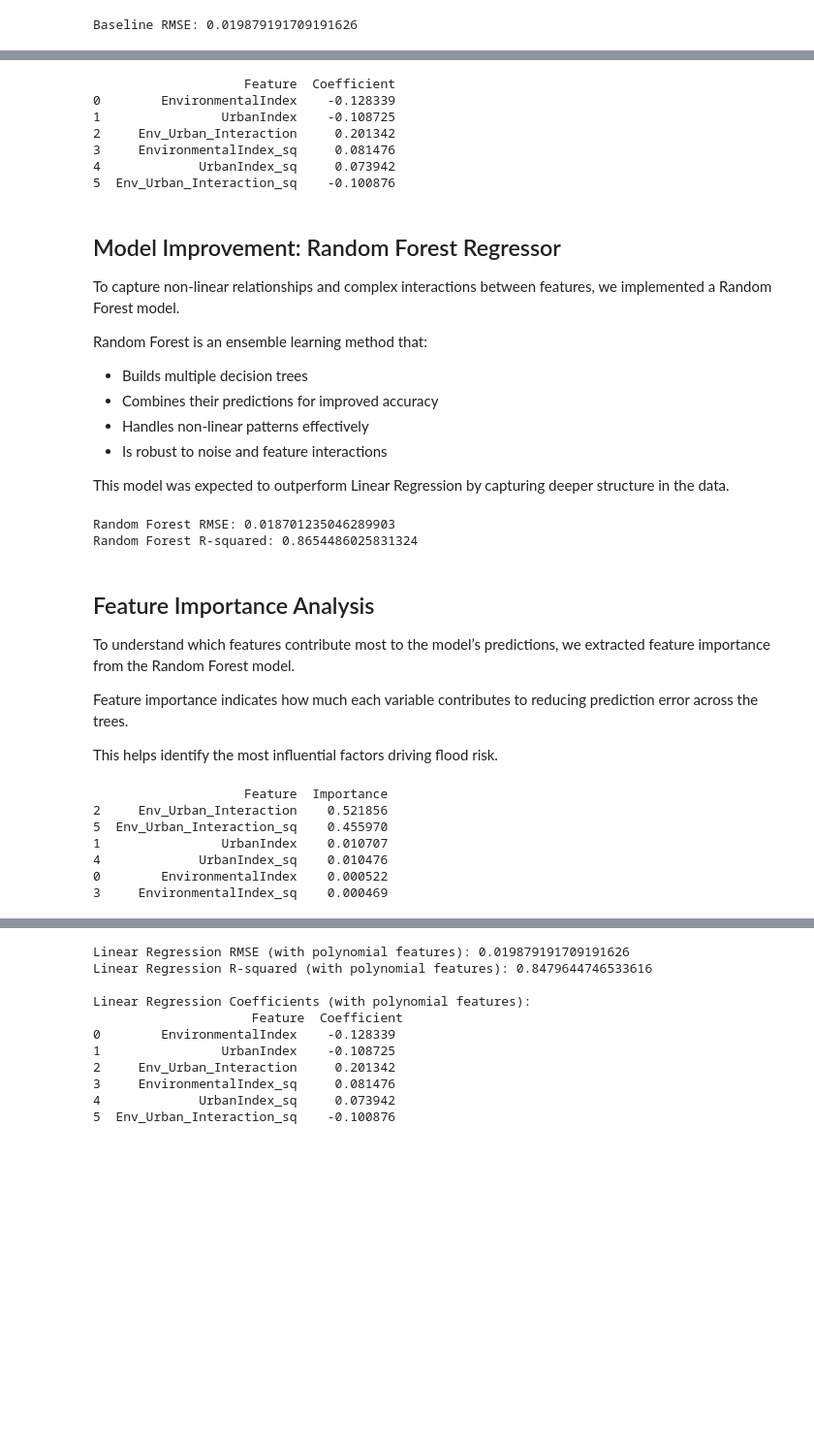
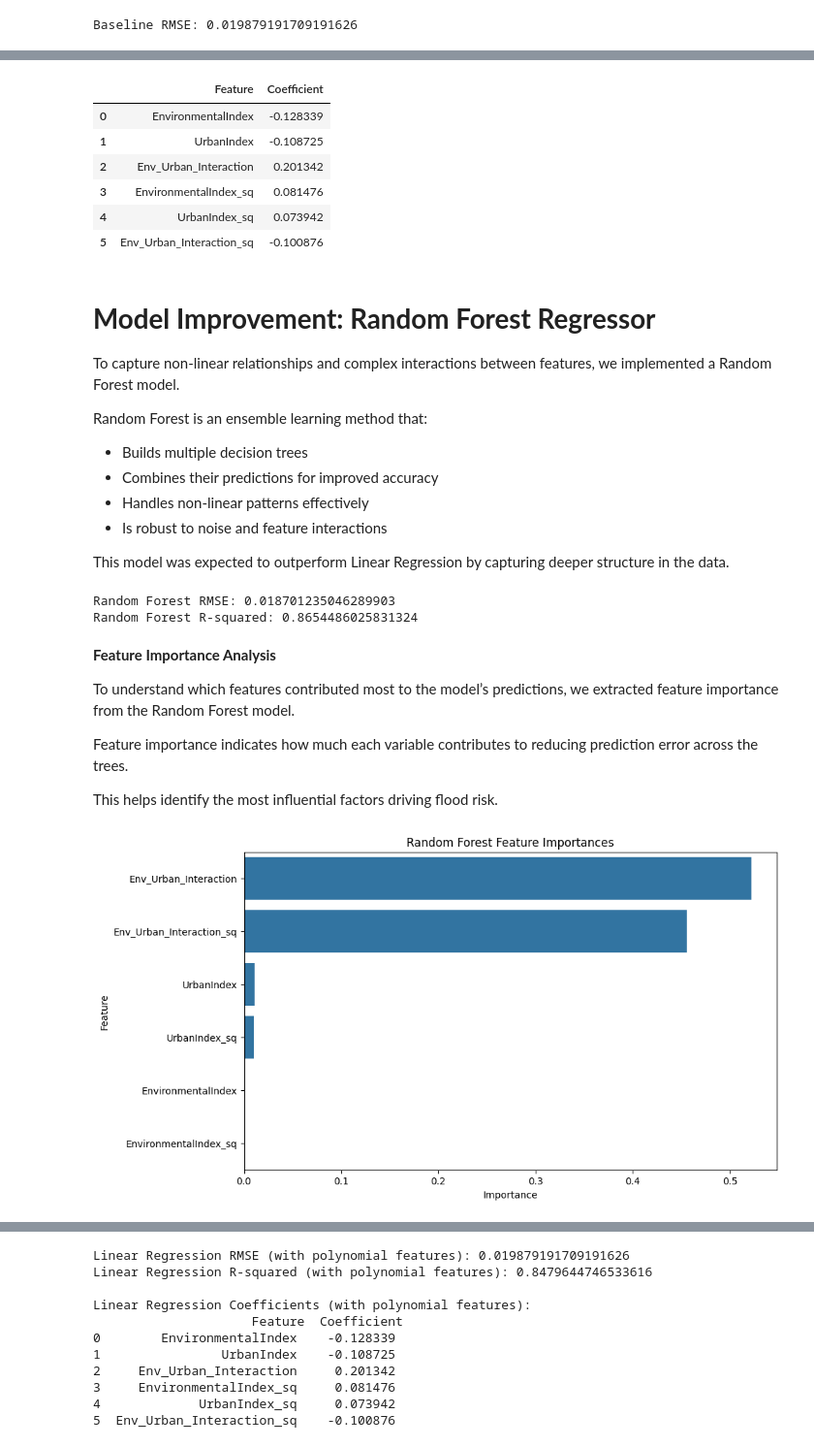
Before and after one commit to MageroOduor/Predictive-Modelling-of-Flood-Risk, a Jupyter notebook: Predictive_Modeling_of_Flood_Risk_Magero.ipynb, the cells around one changed output, grey strips where cells are left out. Shown at 97% size. Saved outputs shown, nothing was run; the diff lists cells and outputs as text; code cells hidden in the pictures; blank space fills up the shorter version.

```diff
--- a/Predictive_Modeling_of_Flood_Risk_Magero.ipynb
+++ b/Predictive_Modeling_of_Flood_Risk_Magero.ipynb
@@ -545,17 +560,17 @@ coefficients = pd.DataFrame({
     'Coefficient': model.coef_
 })
 
-print(coefficients)
+display(coefficients)
 # %% [output]
-                    Feature  Coefficient
-0        EnvironmentalIndex    -0.128339
-1                UrbanIndex    -0.108725
-2     Env_Urban_Interaction     0.201342
-3     EnvironmentalIndex_sq     0.081476
-4             UrbanIndex_sq     0.073942
-5  Env_Urban_Interaction_sq    -0.100876
+|  | Feature | Coefficient |
+| 0 | EnvironmentalIndex | -0.128339 |
+| 1 | UrbanIndex | -0.108725 |
+| 2 | Env_Urban_Interaction | 0.201342 |
+| 3 | EnvironmentalIndex_sq | 0.081476 |
+| 4 | UrbanIndex_sq | 0.073942 |
+| 5 | Env_Urban_Interaction_sq | -0.100876 |
 # %% [markdown]
-## Model Improvement: Random Forest Regressor
+# **Model Improvement: Random Forest Regressor**
 
 To capture non-linear relationships and complex interactions between features, we implemented a Random Forest model.
 
@@ -594,9 +609,9 @@ print(f"Random Forest R-squared: {rf_r2}")
 Random Forest RMSE: 0.018701235046289903
 Random Forest R-squared: 0.8654486025831324
 # %% [markdown]
-## Feature Importance Analysis
+**Feature Importance Analysis**
 
-To understand which features contribute most to the model’s predictions, we extracted feature importance from the Random Forest model.
+To understand which features contributed most to the model’s predictions, we extracted feature importance from the Random Forest model.
 
 Feature importance indicates how much each variable contributes to reducing prediction error across the trees.
 
@@ -604,19 +619,18 @@ This helps identify the most influential factors driving flood risk.
 # %%
 # Get feature importance
 importances = rf_model.feature_importances_
 
 # Use the column names from the scaled data X_scaled, which the model was trained on
 importance_df = pd.DataFrame({
     'Feature': X_scaled.columns,
     'Importance': importances
 }).sort_values(by='Importance', ascending=False)
 
-print(importance_df)
+plt.figure(figsize=(10, 6))
+sns.barplot(x='Importance', y='Feature', data=importance_df)
+plt.title('Random Forest Feature Importances')
+plt.xlabel('Importance')
+plt.ylabel('Feature')
+plt.show()
 # %% [output]
-                    Feature  Importance
-2     Env_Urban_Interaction    0.521856
-5  Env_Urban_Interaction_sq    0.455970
-1                UrbanIndex    0.010707
-4             UrbanIndex_sq    0.010476
-0        EnvironmentalIndex    0.000522
-3     EnvironmentalIndex_sq    0.000469
+[figure, added]
```
Also changed, not shown: parts of 24 cells of this notebook.
